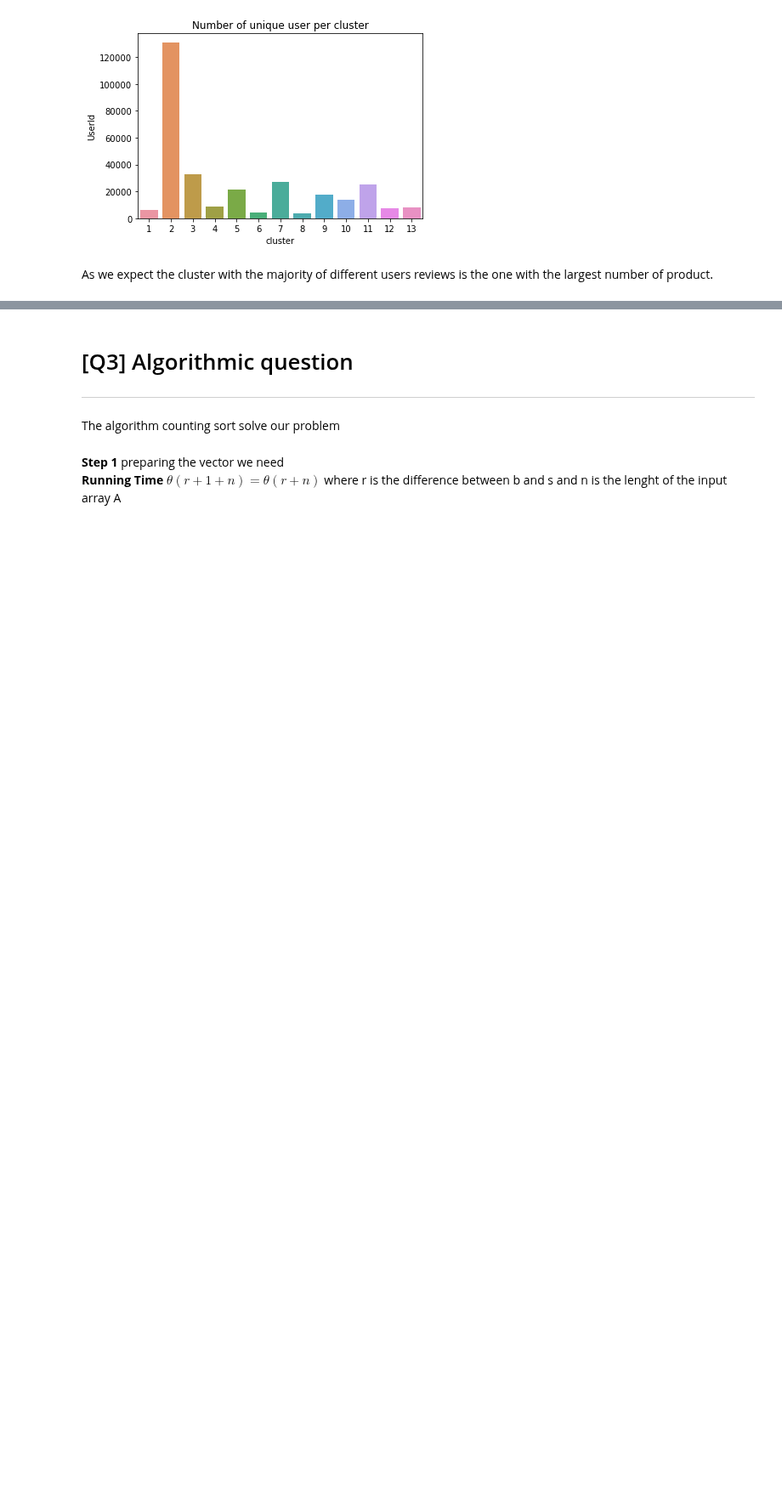
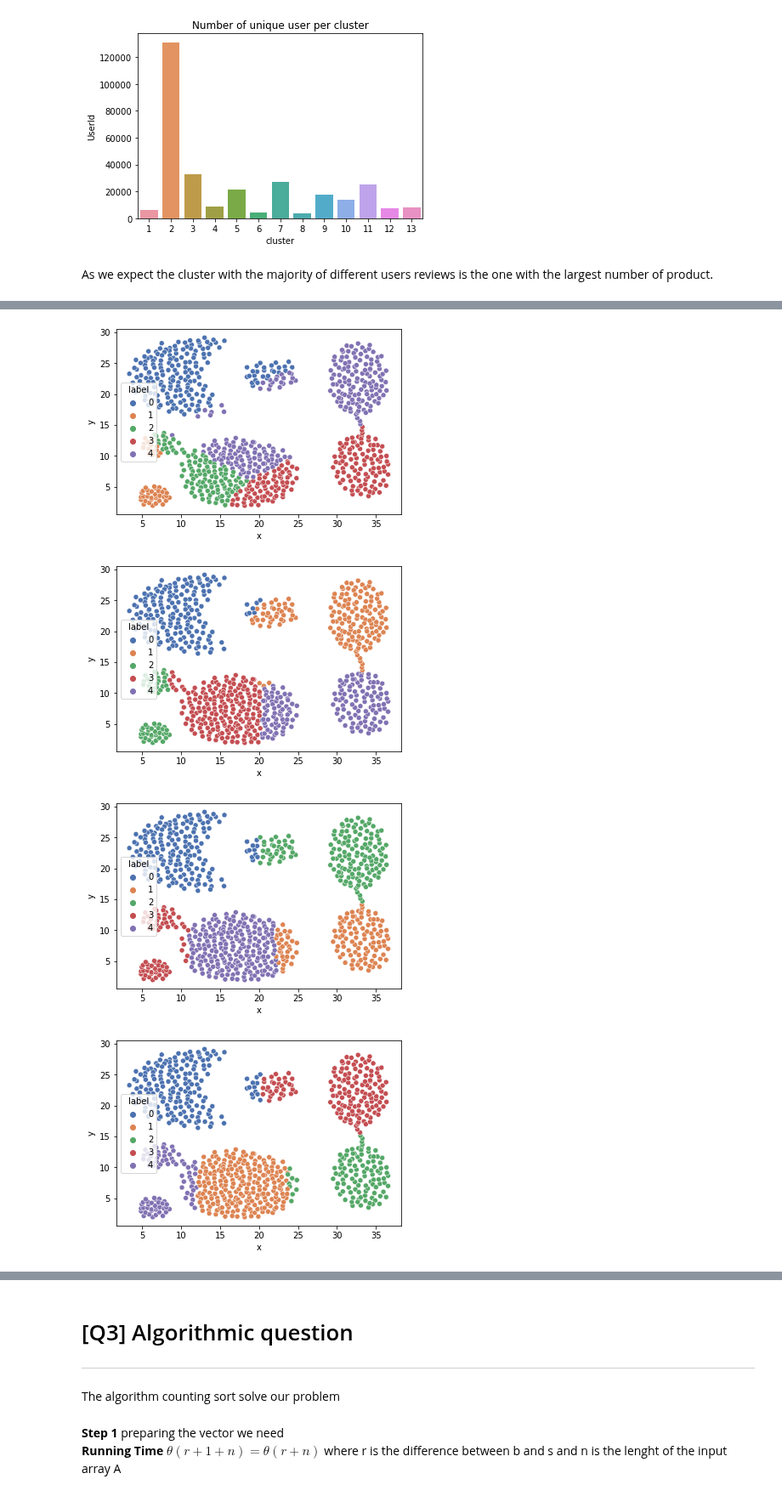
Before and after one commit to domenicocinque/ADM-HW4, a Jupyter notebook: main.ipynb, the cells around one changed output, grey strips where cells are left out. Shown at 85% size. Cells and saved outputs as stored; diff of their text form; code cells hidden in the pictures; blank space fills up the shorter version.

```diff
--- a/main.ipynb
+++ b/main.ipynb
@@ -747,0 +791,35 @@ As we expect the cluster with the majority of different users reviews is the one
+# %%
+def getCentroidsFromTup(x):
+    return np.array([i[1] for i in x])
+# %%
+def toList(x):
+    l = []
+    for i in x:
+        l.append([i[1][0][0], i[1][0][1],i[0]])
+    return l
+# %%
+def plot(clusters):
+    l = toList(clusters.collect())
+    df_clust = pd.DataFrame(l, columns = cols)
+    ax = sns.scatterplot(data=df_clust,x='x', y='y', hue='label',palette="deep")
+    plt.show()
+# %%
+def KMeans(x, k):
+    centroids = x[np.random.choice(x.shape[0], k, replace=False), :]
+    x = sc.parallelize(x)
+    while 1:
+        step0 = x.map(lambda x: kMap(x, centroids))
+        plot(step0)
+        step1 = step0.groupByKey().mapValues(lambda x: kReduce(x))
+        new_centroids = getCentroidsFromTup(step1.groupByKey().mapValues(lambda x: means(x)).collect())
+        if np.all(new_centroids != centroids):
+            centroids = new_centroids
+        else:
+            return centroids, step0.collect()
+# %%
+cent, clusters = KMeans(points,5)
+# %% [output]
+[figure, added]
+[figure, added]
+[figure, added]
+[figure, added]
```
Also changed, not shown: parts of 11 cells of this notebook.
